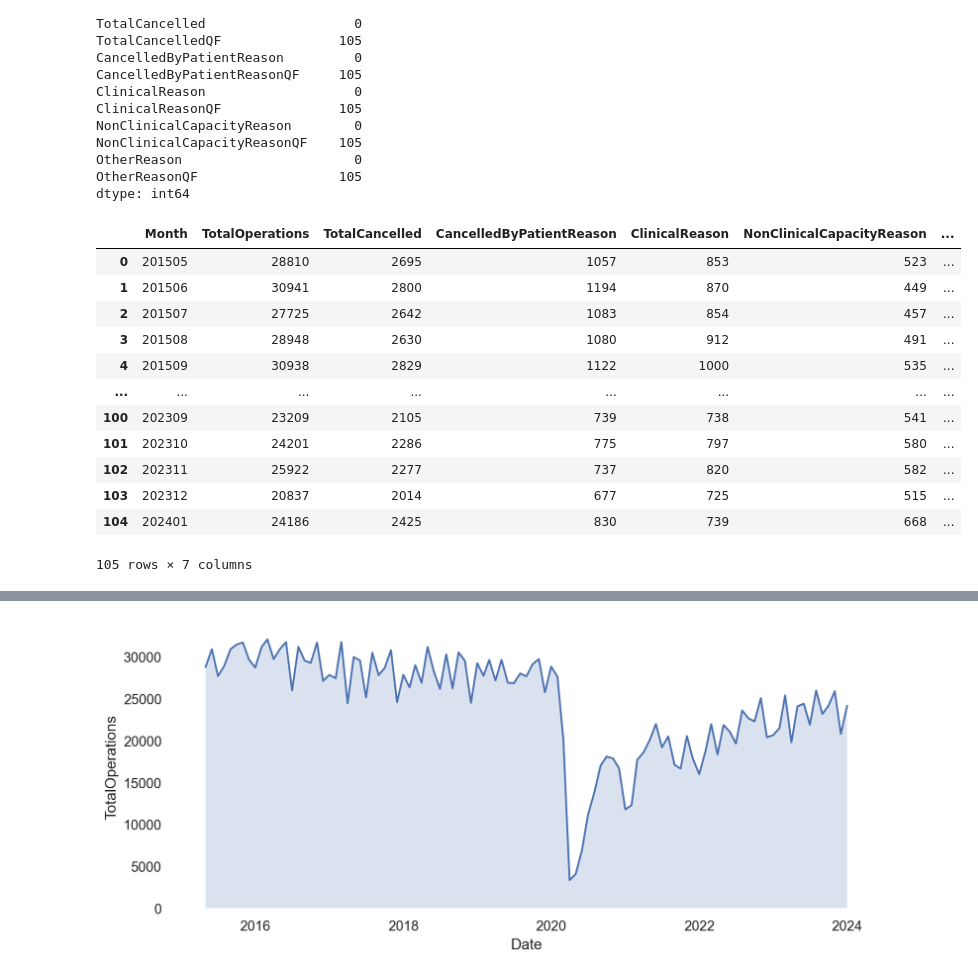
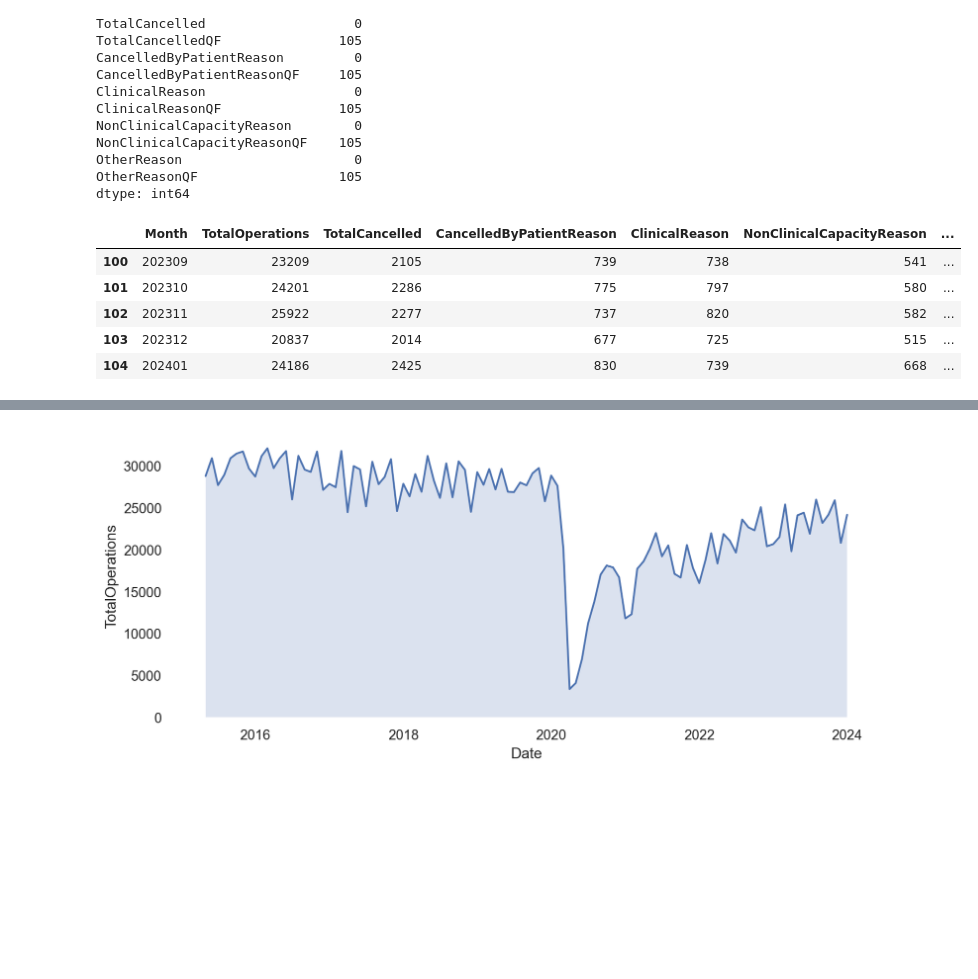
Before and after one commit to brianej/fdscw3, a Jupyter notebook: q1.ipynb, the cells around one changed output, grey strips where cells are left out. Saved outputs shown, nothing was run; the diff lists cells and outputs as text; code cells hidden in the pictures; blank space fills up the shorter version.

```diff
--- a/q1.ipynb
+++ b/q1.ipynb
@@ -36,21 +38,14 @@ dtype: int64
 # drop uncessary columns drop also country cos its only scotland and like everything is the same and id too cos like useless yk
 cancellations_scotland.drop(columns=["_id","Country","TotalOperationsQF","TotalCancelledQF","CancelledByPatientReasonQF","ClinicalReasonQF","NonClinicalCapacityReasonQF","OtherReasonQF"], inplace=True)
 # %%
-cancellations_scotland
+cancellations_scotland.tail()
 # %% [output]
 |  | Month | TotalOperations | TotalCancelled | CancelledByPatientReason | ClinicalReason | NonClinicalCapacityReason | ... |
-| 0 | 201505 | 28810 | 2695 | 1057 | 853 | 523 | ... |
-| 1 | 201506 | 30941 | 2800 | 1194 | 870 | 449 | ... |
-| 2 | 201507 | 27725 | 2642 | 1083 | 854 | 457 | ... |
-| 3 | 201508 | 28948 | 2630 | 1080 | 912 | 491 | ... |
-| 4 | 201509 | 30938 | 2829 | 1122 | 1000 | 535 | ... |
-| ... | ... | ... | ... | ... | ... | ... | ... |
 | 100 | 202309 | 23209 | 2105 | 739 | 738 | 541 | ... |
 | 101 | 202310 | 24201 | 2286 | 775 | 797 | 580 | ... |
 | 102 | 202311 | 25922 | 2277 | 737 | 820 | 582 | ... |
 | 103 | 202312 | 20837 | 2014 | 677 | 725 | 515 | ... |
 | 104 | 202401 | 24186 | 2425 | 830 | 739 | 668 | ... |
-105 rows × 7 columns
 # %%
 cancellations_scotland["Month"] = pd.to_datetime(cancellations_scotland.Month, format="%Y%m")
 # change the month format to a much better data type
```
Also changed, not shown: parts of 15 cells of this notebook, 2 other files.
